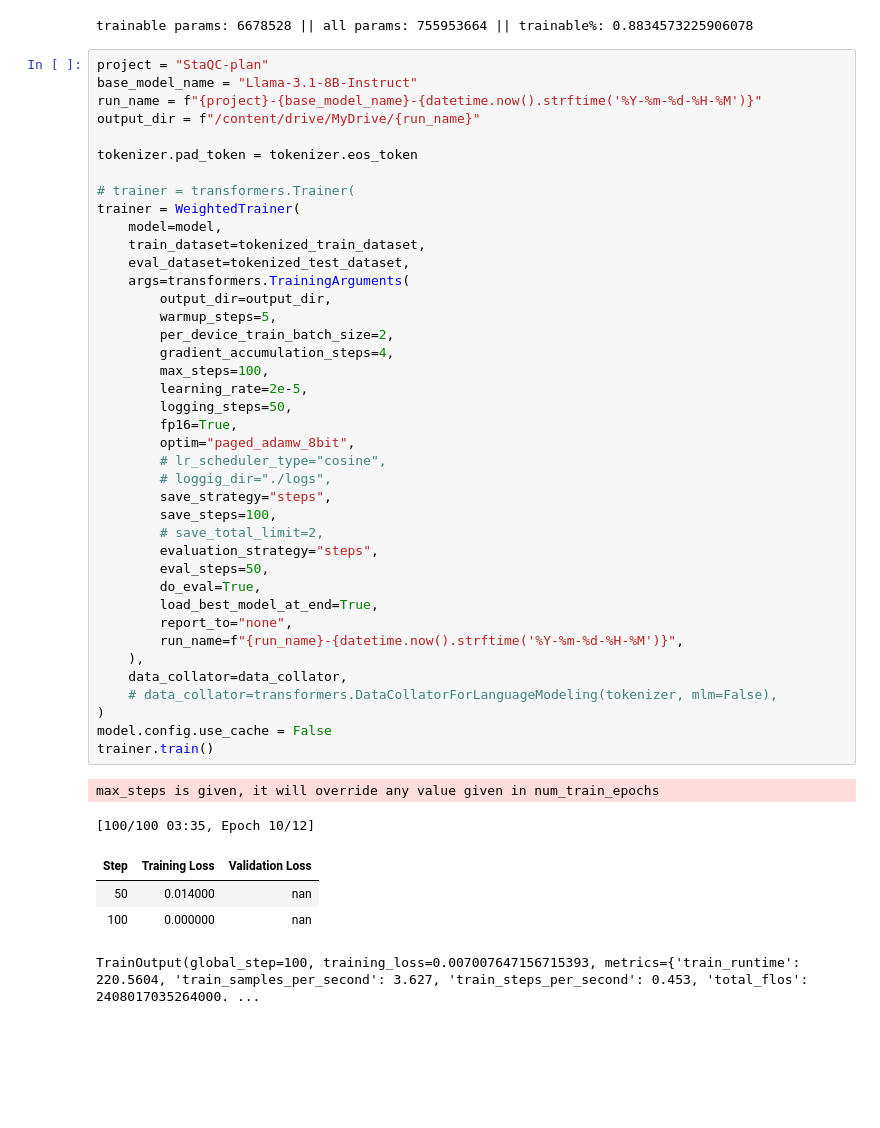
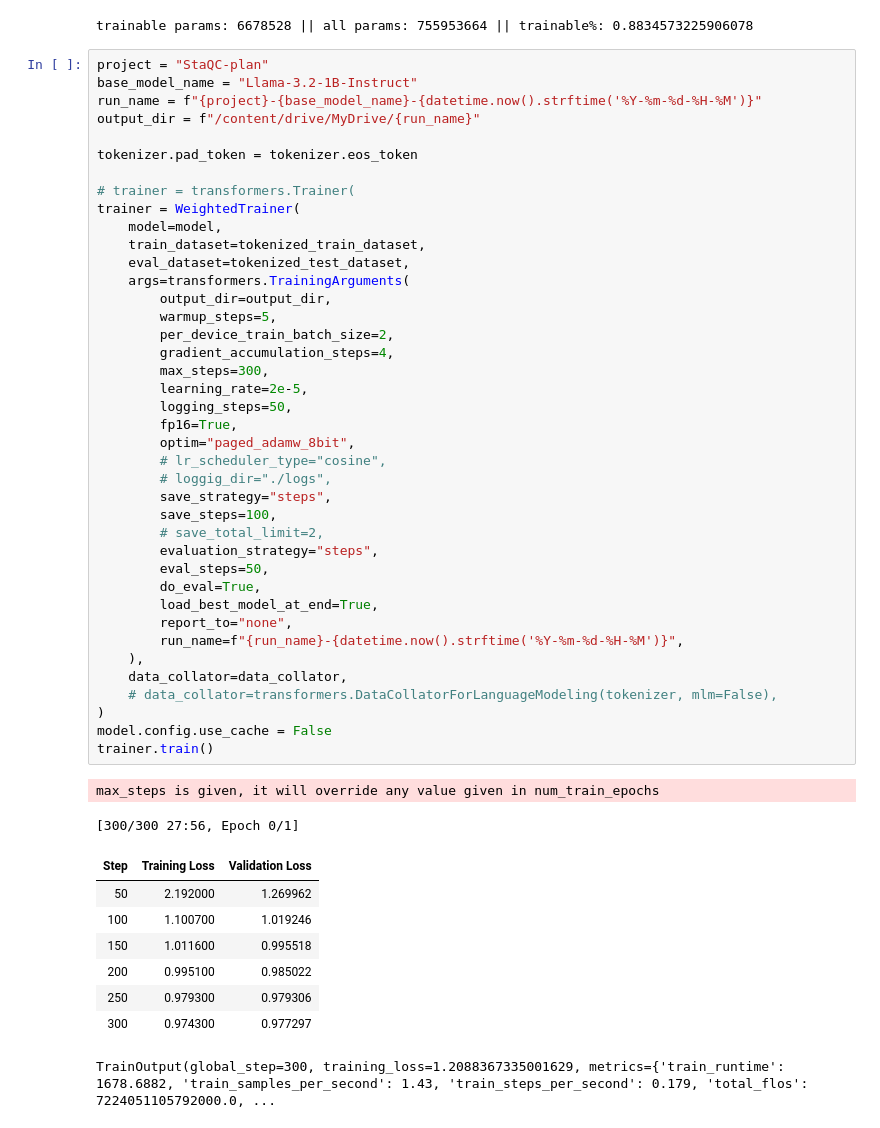
Before and after one commit to donghuna/PromptGenerate, a Jupyter notebook: trainingPlan-1B.ipynb, the cells around one changed output. Cells and saved outputs as stored; diff of their text form; blank space fills up the shorter version.

```diff
--- a/trainingPlan-1B.ipynb
+++ b/trainingPlan-1B.ipynb
@@ -342,7 +342,7 @@ print_trainable_parameters(model)
 trainable params: 6678528 || all params: 755953664 || trainable%: 0.8834573225906078
 # %%
 project = "StaQC-plan"
-base_model_name = "Llama-3.1-8B-Instruct"
+base_model_name = "Llama-3.2-1B-Instruct"
 run_name = f"{project}-{base_model_name}-{datetime.now().strftime('%Y-%m-%d-%H-%M')}"
 output_dir = f"/content/drive/MyDrive/{run_name}"
 
@@ -355,38 +355,42 @@ trainer = WeightedTrainer(
     eval_dataset=tokenized_test_dataset,
     args=transformers.TrainingArguments(
         output_dir=output_dir,
         warmup_steps=5,
         per_device_train_batch_size=2,
         gradient_accumulation_steps=4,
-        max_steps=100,
+        max_steps=300,
         learning_rate=2e-5,
         logging_steps=50,
         fp16=True,
         optim="paged_adamw_8bit",
         # lr_scheduler_type="cosine",
         # loggig_dir="./logs",
         save_strategy="steps",
         save_steps=100,
         # save_total_limit=2,
         evaluation_strategy="steps",
         eval_steps=50,
         do_eval=True,
         load_best_model_at_end=True,
         report_to="none",
         run_name=f"{run_name}-{datetime.now().strftime('%Y-%m-%d-%H-%M')}",
     ),
     data_collator=data_collator,
     # data_collator=transformers.DataCollatorForLanguageModeling(tokenizer, mlm=False),
 )
 model.config.use_cache = False
 trainer.train()
 # %% [output]
 max_steps is given, it will override any value given in num_train_epochs
-[100/100 03:35, Epoch 10/12]
+[300/300 27:56, Epoch 0/1]
 | Step | Training Loss | Validation Loss |
-| 50 | 0.014000 | nan |
-| 100 | 0.000000 | nan |
+| 50 | 2.192000 | 1.269962 |
+| 100 | 1.100700 | 1.019246 |
+| 150 | 1.011600 | 0.995518 |
+| 200 | 0.995100 | 0.985022 |
+| 250 | 0.979300 | 0.979306 |
+| 300 | 0.974300 | 0.977297 |
-TrainOutput(global_step=100, training_loss=0.007007647156715393, metrics={'train_runtime': 220.5604, 'train_samples_per_second': 3.627, 'train_steps_per_second': 0.453, 'total_flos': 2408017035264000. ...
+TrainOutput(global_step=300, training_loss=1.2088367335001629, metrics={'train_runtime': 1678.6882, 'train_samples_per_second': 1.43, 'train_steps_per_second': 0.179, 'total_flos': 7224051105792000.0, ...
 # %%
 model_input = tokenizer(eval_prompt, return_tensors="pt").to(device)
 
```
Also changed, not shown: parts of 8 cells of this notebook.
